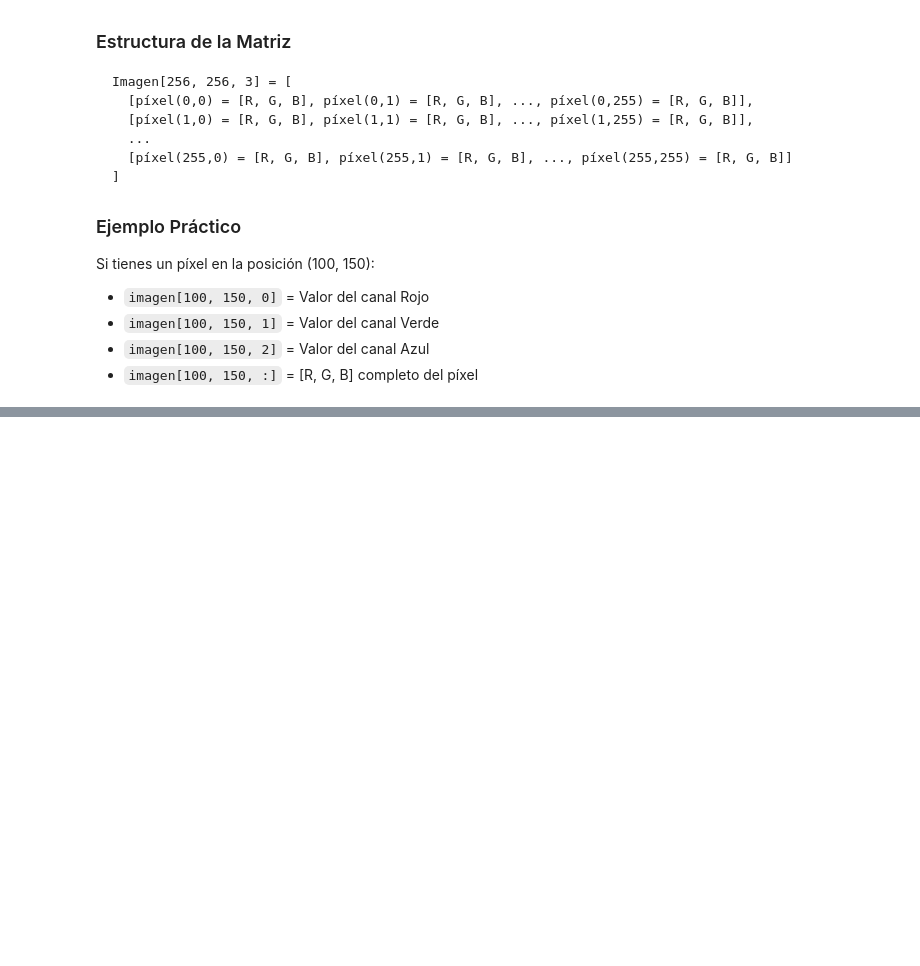
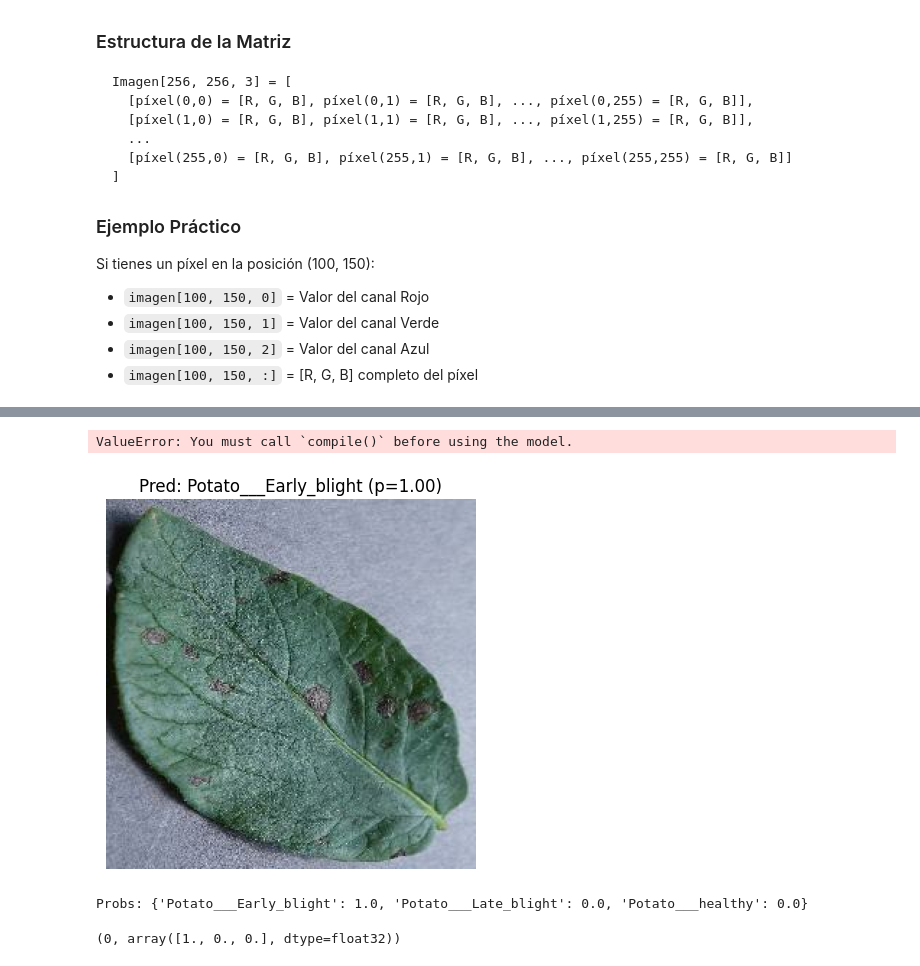
Before and after one commit to Wissbegierde/Final_Project_AI, a Jupyter notebook: Image_treatment.ipynb, the cells around one changed output, grey strips where cells are left out. Drawn from its saved outputs; the diff is of its cells as text; code cells hidden in the pictures; blank space fills up the shorter version.

Commit message:
Clasificador de early, late y healthy para las plantas de la papa, usando DL

```diff
--- a/Image_treatment.ipynb
+++ b/Image_treatment.ipynb
@@ -511,0 +530,77 @@ Mancha 15: Centro=(152, 26), Área=400.5, BBox=(130, 4, 45, 44)
+# %%
+# ================== MODELO DE INFERENCIA ENVUELTO ==================
+# Acepta (B,H,W,3) o (H,W,3) y aplica el mismo preprocesamiento internamente
+from tensorflow.keras import layers
+TARGET_SIZE = (128, 128)
+inp = keras.Input(shape=(None, None, 3))                 # imagen RGB arbitraria
+z = layers.Resizing(TARGET_SIZE[0], TARGET_SIZE[1])(inp) # <-- en vez de tf.image.resize
+z = layers.Rescaling(1./255)(z)                          # normaliza a [0,1]
+z = layers.Flatten()(z)                                  # aplanar para el MLP
+out = model(z)                                           # usa tu MLP ya entrenado
+model_infer = keras.Model(inp, out)
+
+# ======================== EVALUACIÓN =========================
+# Evalúa directamente sobre val_ds_raw (uint8, [0..255]); model_infer normaliza dentro
+test_loss, test_acc = model_infer.evaluate(val_ds_raw, verbose=1)
+print("Test loss:", test_loss)
+print("Test accuracy:", test_acc)
+
+# ============== PREDICCIÓN DE UNA IMAGEN EXTERNA =============
+def predict_external_image(image_path: str):
+    raw = tf.io.read_file(image_path)
+    img = tf.image.decode_image(raw, channels=3, expand_animations=False)  # RGB
+    probs = model_infer.predict(img[None, ...], verbose=0)[0]
+    pred_idx = int(np.argmax(probs))
+    pred_name = class_names_used[pred_idx]
+
+    plt.imshow(img.numpy().astype(np.uint8)); plt.axis('off')
+    plt.title(f"Pred: {pred_name} (p={probs[pred_idx]:.2f})")
+    plt.show()
+    print("Probs:", {cls: float(probs[i]) for i, cls in enumerate(class_names_used)})
+    return pred_name, probs
+# %% [output]
+ValueError: You must call `compile()` before using the model.
+# %%
+
+
+# Ajusta al orden real usado al entrenar
+  # EXACTO al usado en image_dataset_from_directory al entrenar
+
+TARGET_SIZE = (128, 128)
+
+def preprocess_for_mlp(img_rgb):
+    x = tf.image.resize(img_rgb, TARGET_SIZE)
+    x = tf.cast(x, tf.float32)
+    if tf.reduce_max(x) > 1.0:
+        x = x / 255.0
+    x = tf.reshape(x, (-1,))
+    return tf.expand_dims(x, 0)
+
+def predict_external_image(path):
+    class_names_used = ["Potato___Early_blight","Potato___Late_blight","Potato___healthy"]
+    raw = tf.io.read_file(path)
+    img = tf.image.decode_image(raw, channels=3, expand_animations=False)
+    vis = img.numpy().astype(np.uint8)
+
+    x_infer = preprocess_for_mlp(img)
+    probs = model.predict(x_infer, verbose=0)[0]
+    pred_idx = int(np.argmax(probs))
+    pred_name = class_names_used[pred_idx]
+
+    plt.imshow(vis); plt.axis('off')
+    plt.title(f"Pred: {pred_name} (p={probs[pred_idx]:.2f})")
+    plt.show()
+
+    print("Probs:", {cls: float(probs[i]) for i, cls in enumerate(class_names_used)})
+    return pred_idx, probs
+# %%
+dataset_path = "plantvillage dataset/color"
+vegetable_leaf = "Potato___Early_blight"
+specific_img = "00d8f10f-5038-4e0f-bb58-0b885ddc0cc5___RS_Early.B 8722.JPG"
+early_blight = os.path.join(dataset_path, vegetable_leaf, specific_img)
+# Ejecuta
+predict_external_image(early_blight)
+# %% [output]
+[figure, added]
+Probs: {'Potato___Early_blight': 1.0, 'Potato___Late_blight': 0.0, 'Potato___healthy': 0.0}
+(0, array([1., 0., 0.], dtype=float32))
```
Also changed, not shown: parts of 25 cells of this notebook, 1 other file.
